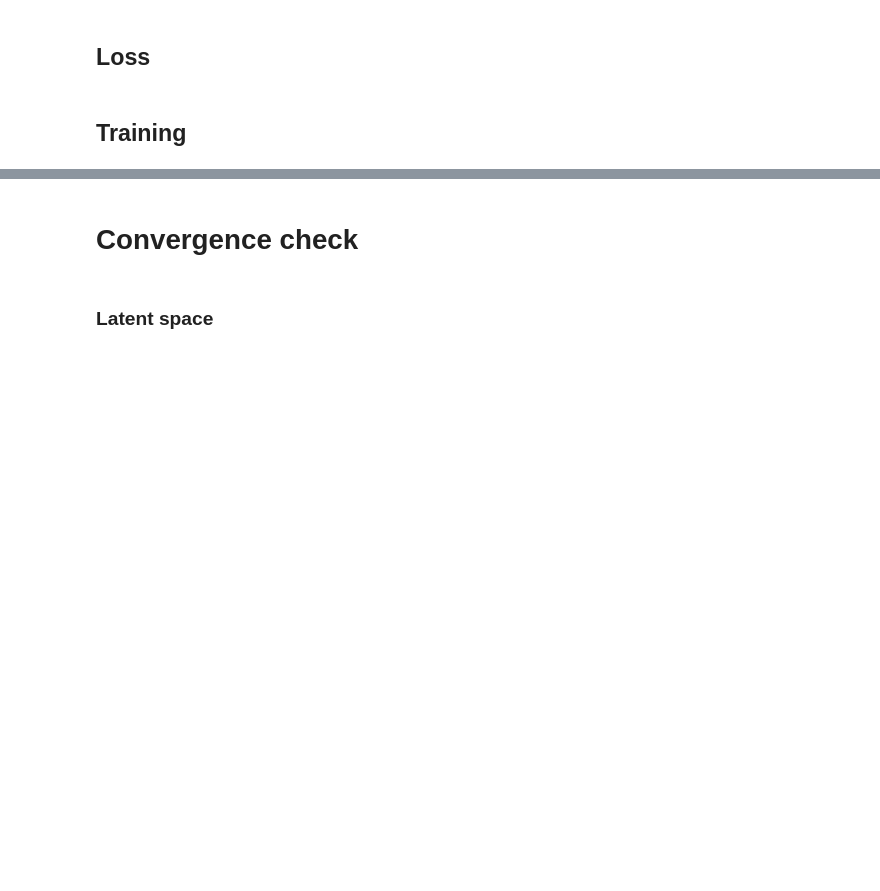
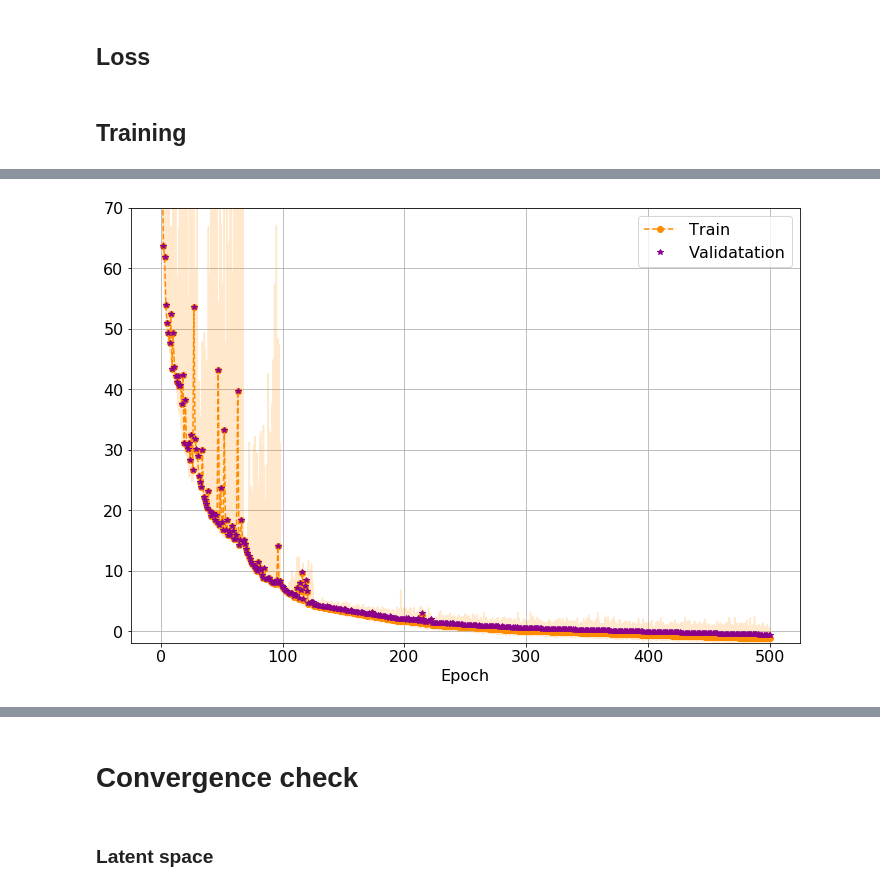
Before and after one commit to ocerri/ParticleBasedAnomalyDetection, a Jupyter notebook: denseAE/dAE_v3.ipynb, the cells around one changed output, grey strips where cells are left out. Drawn from its saved outputs; the diff is of its cells as text; code cells hidden in the pictures; blank space fills up the shorter version.

Commit message:
Dense v4 trained

```diff
--- a/denseAE/dAE_v3.ipynb
+++ b/denseAE/dAE_v3.ipynb
@@ -246,7 +255,7 @@ training_params = {'batch_size': 10000,
 
 max_epochs = 500
 
-eval_params = {'batch_size': 10000,
+eval_params = {'batch_size': 50000,
                'num_workers': 3
               }
 # %%
@@ -289,6 +298,9 @@ for epoch in range(max_epochs):
 
         x_prime = model(local_x)
         loss = criterion(local_x, x_prime)
+        if np.isnan(loss.item()) or np.isinf(loss.item()):
+            print('Invalid loss!!!')
+            raise
         batch_loss.append(loss.item())
 
         tail_label = 'Loss: {:2.2e}'.format(loss.item())
@@ -311,6 +323,10 @@ for epoch in range(max_epochs):
         aux_loss += loss.item()
         N_batches += 1
     batch_loss.append(aux_loss/N_batches)
+    if epoch > 0:
+        if batch_loss[-1] < np.min(np.array(loss_history['train'])[:,-1]):
+            print('[INFO]: Saving best model')
+            torch.save(model.state_dict(), 'data/model_state_dict_dAE_v'+AEversion+'_best.pkl')
 
     printout = 'Loss: {:2.2e}'.format(batch_loss[-1])
     if len(loss_history['train']) > 0:
@@ -349,7 +365,7 @@ for epoch in range(max_epochs):
 
     #### ---- Anomaly Detection monitor ---- ####
     if epoch%3 == 0:
-        print('-------- Anomaly Detection monitor --------')
+        print('------------ Anomaly Detection monitor ------------')
         BSM_eff['ep'].append(epoch)
         dataset.loss['SMMix'] = np.zeros((0))
 
@@ -391,7 +407,7 @@ for epoch in range(max_epochs):
 
             table.add_row([n] + list(map(lambda x: '{:1.2e}'.format(x), p_BSM)))
         print(table)
-        print('-------------------------------------------\n\n')
+        print('---------------------------------------------------\n\n')
 
 model.eval()
 torch.save(model.state_dict(), 'data/model_state_dict_dAE_v'+AEversion+'.pkl');
@@ -400,28 +458,30 @@ Epoch 0: [#################---]  89% - ETA:    5 s   Loss: 7.48e+01
 # %%
 loss_history['train'] = np.array(loss_history['train'])
 matplotlib.rcParams.update({'font.size': 16})
 
 f = plt.figure(figsize=(12,8))
 
 train_loss_flat = loss_history['train'].flatten()
 x = np.arange(1, train_loss_flat.shape[0]+1) * float(loss_history['train'].shape[0])/train_loss_flat.shape[0]
 plt.plot(x, train_loss_flat, '-', alpha=0.2, color='darkorange')
 
 x = np.arange(1, loss_history['train'].shape[0]+1)
 plt.plot(x, loss_history['train'][:,-1], 'o--', label='Train', color='darkorange')
 plt.plot(x, loss_history['val'], '*', label='Validatation', color='darkmagenta')
 
 plt.xlabel('Epoch')
 plt.grid()
 plt.legend(loc='best')
-plt.yscale('log')
+# plt.yscale('log')
 plt.ylim(0.9*np.min(train_loss_flat), 1.1*np.max(loss_history['train'][1:, -1]))
 
 f.savefig('plots/TrainingHistory_dAE_v'+AEversion+'.png')
 
 f = open('data/TrainingHistory_dAE_v'+AEversion+'.pkl', 'wb')
 pickle.dump(loss_history, f)
 f.close()
+# %% [output]
+[figure, added]
 # %%
 f, ax_arr = plt.subplots(2,2, figsize=(12,12))
 styles = ['-', '--', ':']
```
Also changed, not shown: parts of 12 cells of this notebook, 13 other files.
